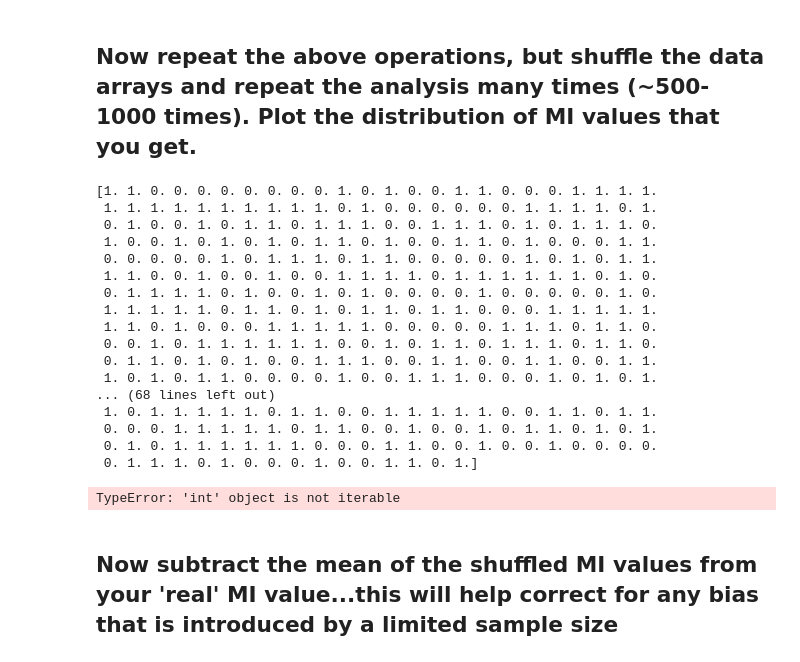
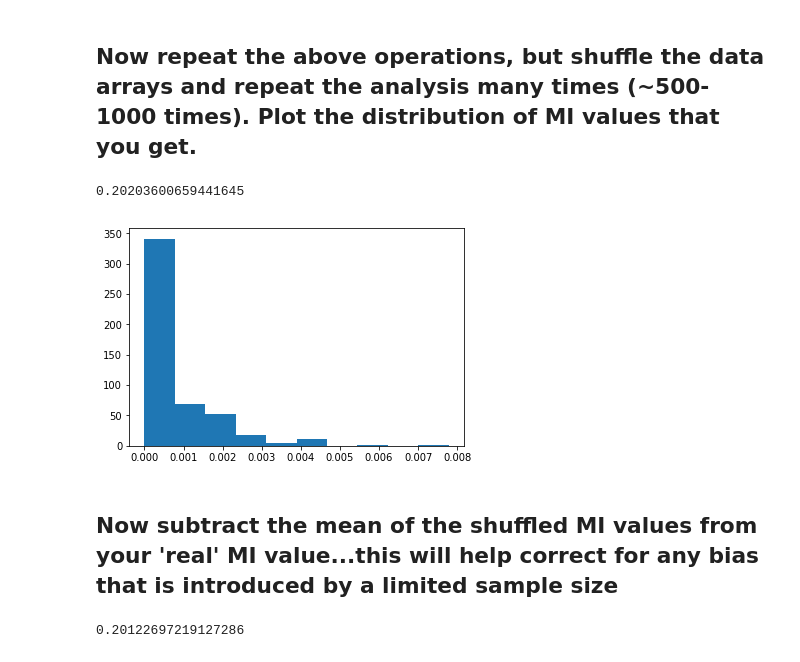
Before and after one commit to vipdang/PSYC-NEU-231, a Jupyter notebook: Tutorial_072_InClass_Exercises.ipynb, the cells around one changed output. Cells and saved outputs as stored; diff of their text form; code cells hidden in the pictures.

```diff
--- a/Tutorial_072_InClass_Exercises.ipynb
+++ b/Tutorial_072_InClass_Exercises.ipynb
@@ -114,29 +108,36 @@ print(MI)
 # %%
 N=1000
 z = np.random.choice(N,int(N/2),replace=0)
 x = np.round(np.random.rand(N))
 y = np.round(np.random.rand(N))
 y[z] = x[z]
-print(y)
-print(x)
+
+Hx1 = entropy(x=x)
+Hxy1 = condEntropy(x=x,y=y)
+MI1 = Hx1 - Hxy1
+print(MI1)
+
+b = np.zeros(500)
+
+for i in range(500):
+    np.random.shuffle(y)
+    Hx = entropy(x=x)
+    Hxy = condEntropy(x=x,y=y)
+    MI = Hx - Hxy
+    b[i] = MI
+# y[z] = x[z]
+# print(y)
+# print(x)
+
+plt.hist(b)
+plt.show()
 # %% [output]
-[1. 1. 0. 0. 0. 0. 0. 0. 0. 0. 1. 0. 1. 0. 0. 1. 1. 0. 0. 0. 1. 1. 1. 1.
- 1. 1. 1. 1. 1. 1. 1. 1. 1. 1. 0. 1. 0. 0. 0. 0. 0. 0. 1. 1. 1. 1. 0. 1.
- 0. 1. 0. 0. 1. 0. 1. 1. 0. 1. 1. 1. 0. 0. 1. 1. 1. 0. 1. 0. 1. 1. 1. 0.
- 1. 0. 0. 1. 0. 1. 0. 1. 0. 1. 1. 0. 1. 0. 0. 1. 1. 0. 1. 0. 0. 0. 1. 1.
- 0. 0. 0. 0. 0. 1. 0. 1. 1. 1. 0. 1. 1. 0. 0. 0. 0. 0. 1. 0. 1. 0. 1. 1.
- 1. 1. 0. 0. 1. 0. 0. 1. 0. 0. 1. 1. 1. 1. 0. 1. 1. 1. 1. 1. 1. 0. 1. 0.
- 0. 1. 1. 1. 1. 0. 1. 0. 0. 1. 0. 1. 0. 0. 0. 0. 1. 0. 0. 0. 0. 0. 1. 0.
- 1. 1. 1. 1. 1. 0. 1. 1. 0. 1. 0. 1. 1. 0. 1. 1. 0. 0. 0. 1. 1. 1. 1. 1.
- 1. 1. 0. 1. 0. 0. 0. 1. 1. 1. 1. 1. 0. 0. 0. 0. 0. 1. 1. 1. 0. 1. 1. 0.
- 0. 0. 1. 0. 1. 1. 1. 1. 1. 1. 0. 0. 1. 0. 1. 1. 0. 1. 1. 1. 0. 1. 1. 0.
- 0. 1. 1. 0. 1. 0. 1. 0. 0. 1. 1. 1. 0. 0. 1. 1. 0. 0. 1. 1. 0. 0. 1. 1.
- 1. 0. 1. 0. 1. 1. 0. 0. 0. 0. 1. 0. 0. 1. 1. 1. 0. 0. 0. 1. 0. 1. 0. 1.
-... (68 lines left out)
- 1. 0. 1. 1. 1. 1. 1. 0. 1. 1. 0. 0. 1. 1. 1. 1. 1. 0. 0. 1. 1. 0. 1. 1.
- 0. 0. 0. 1. 1. 1. 1. 1. 0. 1. 1. 0. 0. 1. 0. 0. 1. 0. 1. 1. 0. 1. 0. 1.
- 0. 1. 0. 1. 1. 1. 1. 1. 1. 0. 0. 0. 1. 1. 0. 0. 1. 0. 0. 1. 0. 0. 0. 0.
- 0. 1. 1. 1. 0. 1. 0. 0. 0. 1. 0. 0. 1. 1. 0. 1.]
+0.20203600659441645
-TypeError: 'int' object is not iterable
+[figure, added]
 # %% [markdown]
 ## Now subtract the mean of the shuffled MI values from your 'real' MI value...this will help correct for any bias that is introduced by a limited sample size
+# %%
+q = MI1-np.mean(b)
+print(q)
+# %% [output]
+0.20122697219127286
```
Also changed, not shown: parts of 2 cells of this notebook, 3 other files.
